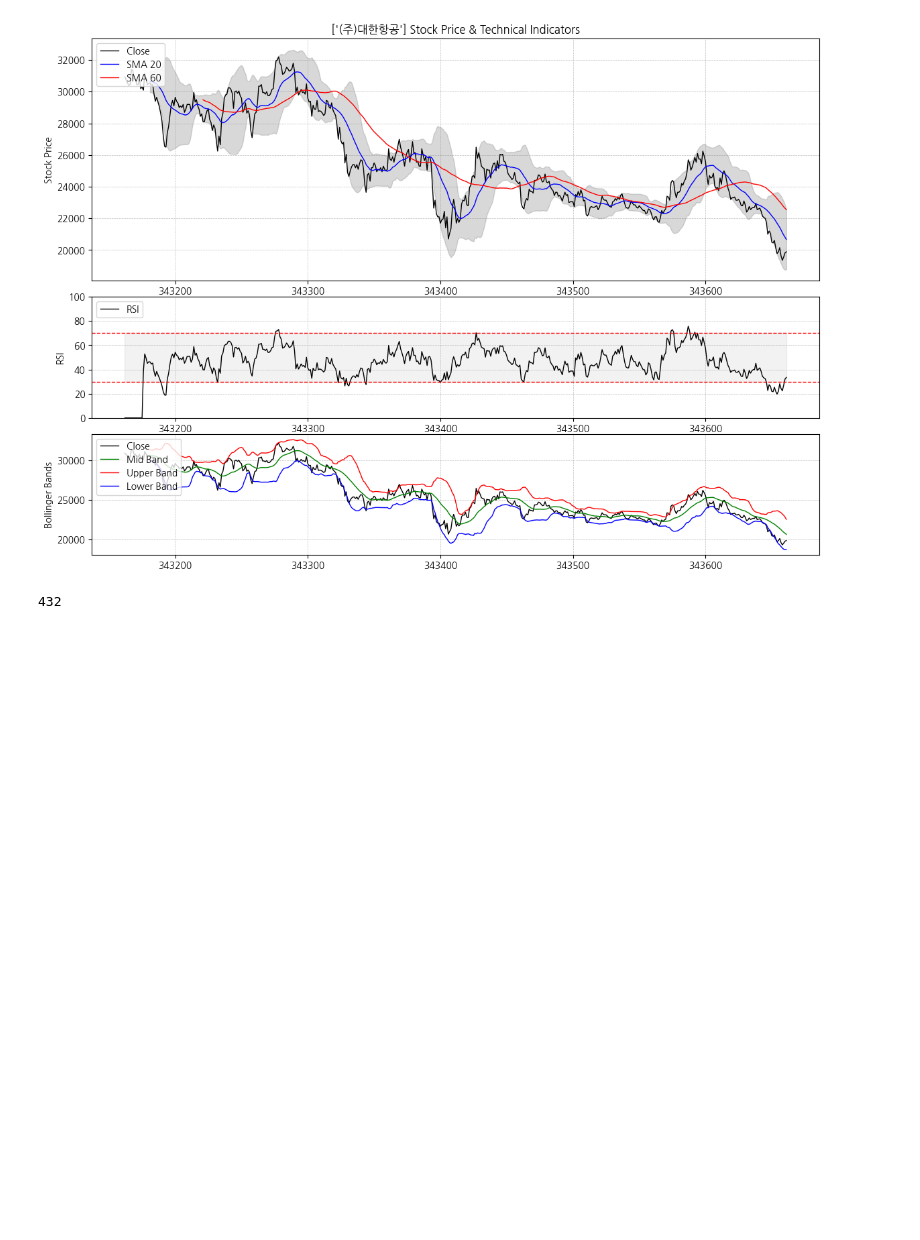
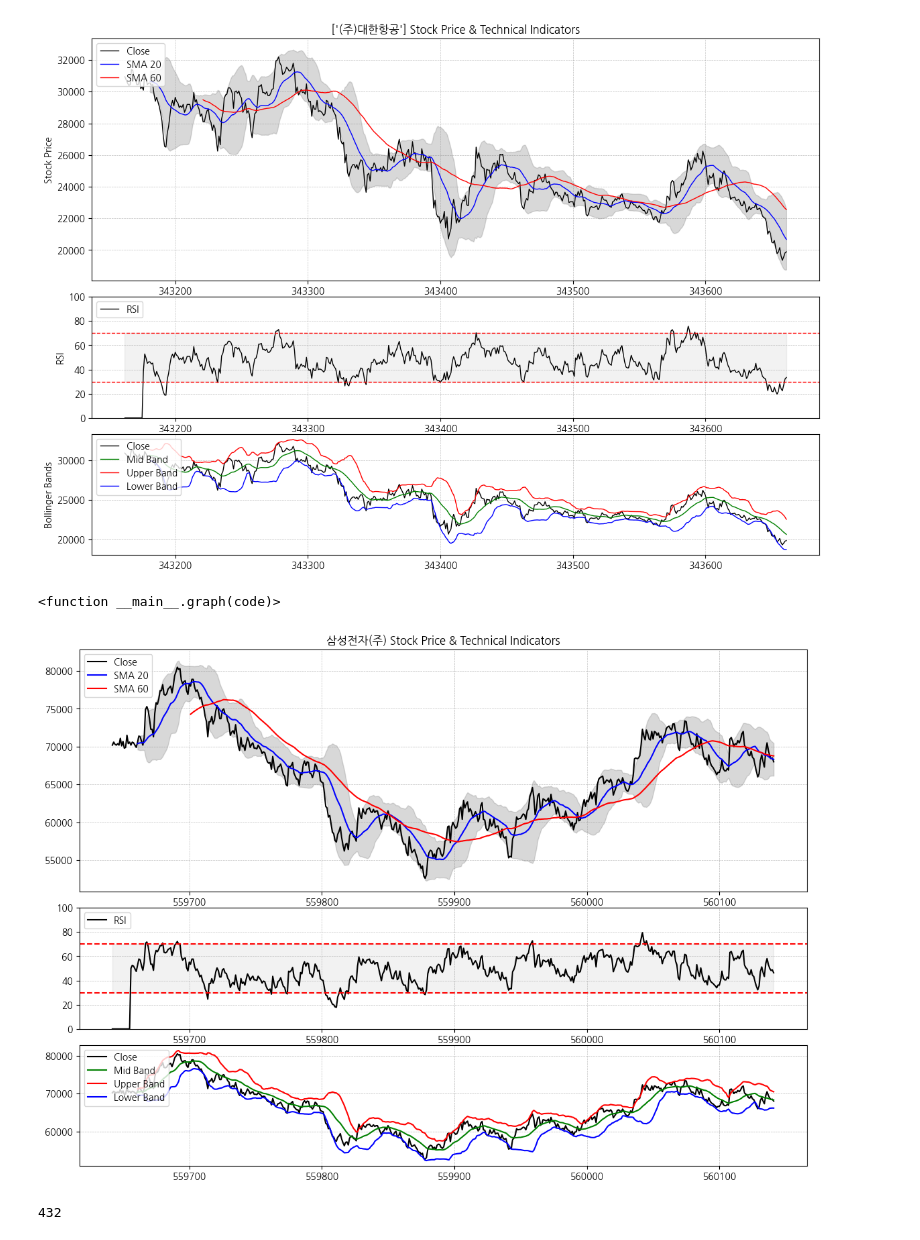
Before and after one commit to Il1Il1IllI1I/Alpha_invest, a Jupyter notebook: stock copy.ipynb, the cells around one changed output. Drawn from its saved outputs; the diff is of its cells as text; code cells hidden in the pictures; blank space fills up the shorter version.

```diff
--- a/stock copy.ipynb
+++ b/stock copy.ipynb
@@ -79,6 +79,79 @@ def graph(code):
 graph('003490')
 # %% [output]
 [figure]
+# %%
+import talib
+import matplotlib.pyplot as plt
+import matplotlib.gridspec as gridspec
+import pandas as pd
+import matplotlib.font_manager as fm
+
+def graph(code):
+    # 데이터 불러오기
+    data = pd.read_csv('price_ver_final.csv')
+    data['종목코드'] = data['종목코드'].astype(str).str.zfill(6)
+    stock_data = data[data['종목코드'] == code].tail(500).copy()
+
+    name = pd.read_csv('fs_ver_3.0.csv')
+    name['티커'] = name['티커'].astype(str).str.zfill(6)
+    code_name = name[name['티커'] == code]['회사명'].unique()[0]
+
+    # 폰트 설정
+    font_list = fm.findSystemFonts(fontpaths=None, fontext='ttf')
+    selected_font = [font for font in font_list if 'Nanum' in font]
+    if selected_font:
+        plt.rc('font', family=fm.FontProperties(fname=selected_font[0]).get_name())
+
+    # 기술 지표 계산
+    stock_data['SMA_20'] = talib.SMA(stock_data['Close'], 20)
+    stock_data['SMA_60'] = talib.SMA(stock_data['Close'], 60)
+    stock_data['RSI_14'] = talib.RSI(stock_data['Close'], 14).fillna(0)
+    upper_2sd, mid_2sd, lower_2sd = talib.BBANDS(stock_data['Close'], nbdevup=2, nbdevdn=2, timeperiod=20)
+
+    # 그래프 설정 및 출력
+    fig = plt.figure(figsize=(14, 10))
+    gs = gridspec.GridSpec(nrows=3, ncols=1, height_ratios=[2, 1, 1], hspace=0.1)
+
+    # 주가 및 이동평균선 그래프
+    ax1 = plt.subplot(gs[0])
+    ax1.plot(stock_data.index, stock_data['Close'], label='Close', color='black')
+    ax1.plot(stock_data.index, stock_data['SMA_20'], label='SMA 20', color='blue')
+    ax1.plot(stock_data.index, stock_data['SMA_60'], label='SMA 60', color='red')
+    ax1.fill_between(stock_data.index, lower_2sd, upper_2sd, color='grey', alpha=0.3)
+    ax1.set_title(f'{code_name} Stock Price & Technical Indicators')
+    ax1.legend(loc='upper left')
+    ax1.grid(True, color='grey', linestyle='--', linewidth=0.5, alpha=0.5)
+
+    # RSI 그래프
+    ax2 = plt.subplot(gs[1], sharex=ax1)
+    ax2.plot(stock_data.index, stock_data['RSI_14'], label='RSI', color='black')
+    ax2.axhline(y=70, color='red', linestyle='--')
+    ax2.axhline(y=30, color='red', linestyle='--')
+    ax2.fill_between(stock_data.index, y1=30, y2=70, color='grey', alpha=0.1)
+    ax2.set_ylim(0, 100)
+    ax2.legend(loc='upper left')
+    ax2.grid(True, color='grey', linestyle='--', linewidth=0.5, alpha=0.5)
+
+    # 볼린저 밴드 그래프
+    ax3 = plt.subplot(gs[2], sharex=ax1)
+    ax3.plot(stock_data.index, stock_data['Close'], label='Close', color='black')
+    ax3.plot(stock_data.index, mid_2sd, label='Mid Band', color='green')
+    ax3.plot(stock_data.index, upper_2sd, label='Upper Band', color='red')
+    ax3.plot(stock_data.index, lower_2sd, label='Lower Band', color='blue')
+    ax3.legend(loc='upper left')
+    ax3.grid(True, color='grey', linestyle='--', linewidth=0.5, alpha=0.5)
+
+    plt.tight_layout()
+    plt.show()
+
+# 코드 최적화 완료. 함수 반환.
+graph
+# %% [output]
+<function __main__.graph(code)>
+# %%
+graph('005930')
+# %% [output]
+[figure, added]
 # %%
 import pandas as pd
 pricedata = pd.read_csv('price_ver_final.csv')
```
Also changed, not shown: 5 other files.
